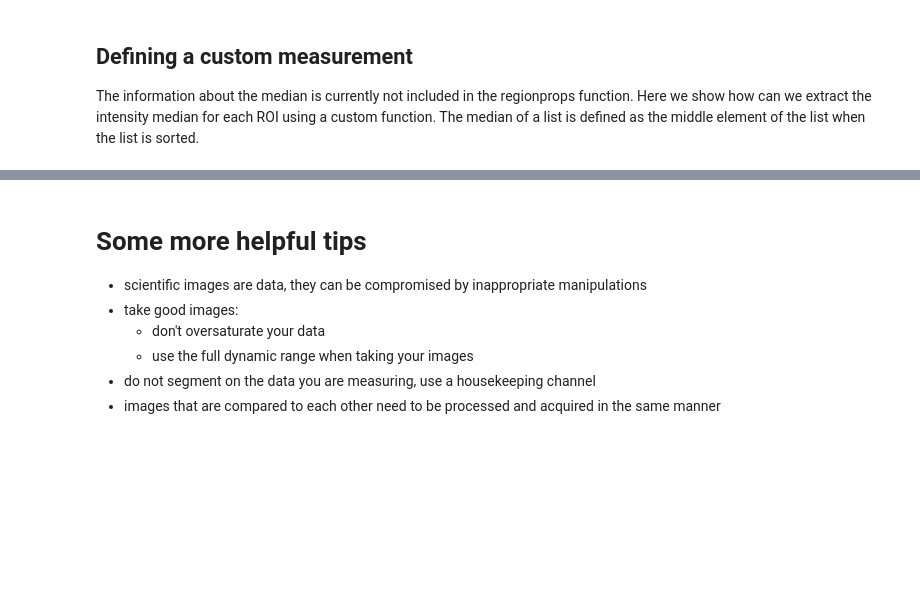
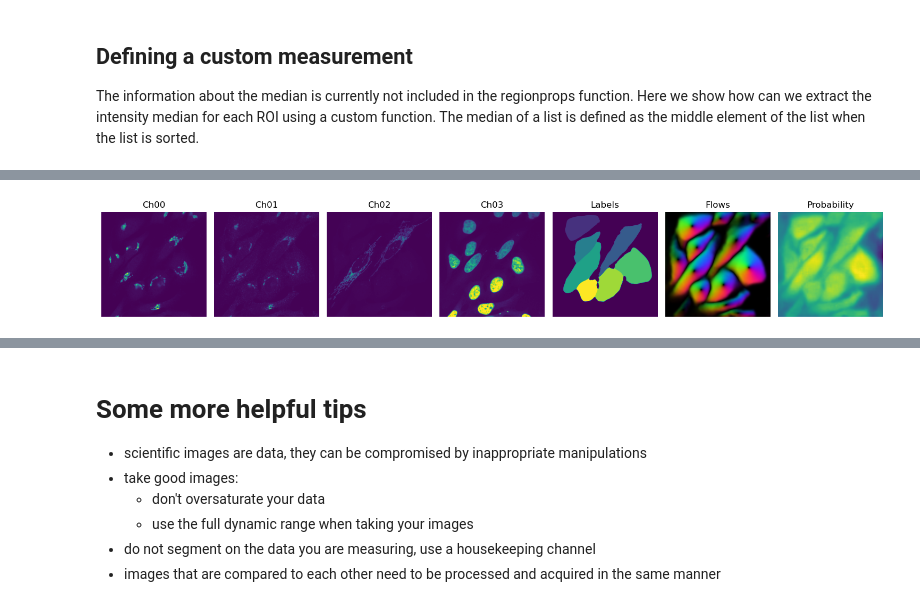
Before and after one commit to u-schulze/Python-course, a Jupyter notebook: Course-main.ipynb, the cells around one changed output, grey strips where cells are left out. Saved outputs shown, nothing was run; the diff lists cells and outputs as text; code cells hidden in the pictures; blank space fills up the shorter version.

Commit message:
update folder

```diff
--- a/Course-main.ipynb
+++ b/Course-main.ipynb
@@ -757,0 +789,6 @@ results
+# %%
+import tifffile
+
+data_folder = 'C:/Users/Dina Ratsimandresy/Documents/MRC-Office/Teaching/Year2024/Python course/data/'
+data_dir = Path(data_folder,'Zeiss1344.lsm')
+img = tifffile.imread(data_dir)
@@ -757,0 +799,29 @@ results
+# %%
+import matplotlib.pyplot as plt
+import numpy as np
+from cellpose import models
+
+# Get the pretrained model
+model = models.Cellpose(gpu=False, model_type='cyto2')
+
+# Evaluate the model
+mask, flows, styles, diams = model.eval(img, channels=[2,3], diameter=400, cellprob_threshold=1.0)
+
+# Display the results
+fig, ax = plt.subplots(1,7, figsize=(15,5))
+for k in range(4):
+    ax[k].imshow(img[k])
+    ax[k].set_axis_off()
+    ax[k].set_title('Ch0'+str(k))
+ax[4].imshow(mask)
+ax[4].set_axis_off()
+ax[4].set_title('Labels')
+ax[5].imshow(flows[0])
+ax[5].set_axis_off()
+ax[5].set_title('Flows')
+ax[6].imshow(flows[2])
+ax[6].set_axis_off()
+ax[6].set_title('Probability')
+fig.tight_layout()
+# %% [output]
+[figure, added]
```
Also changed, not shown: parts of 69 cells of this notebook.
